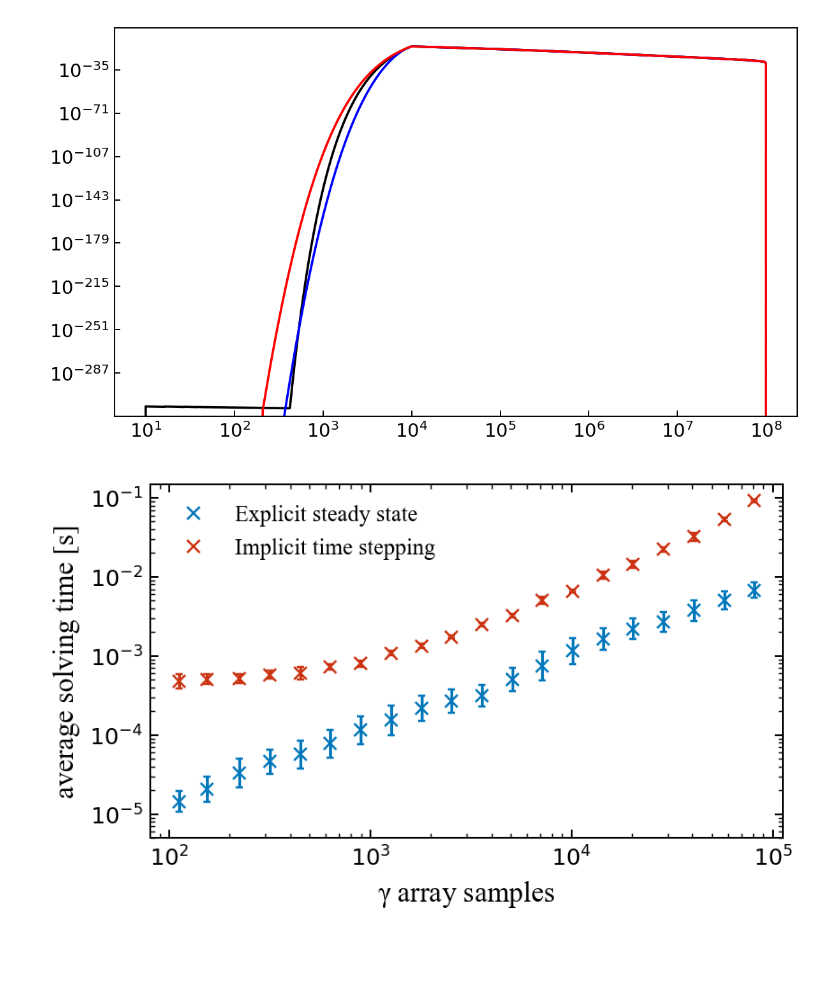
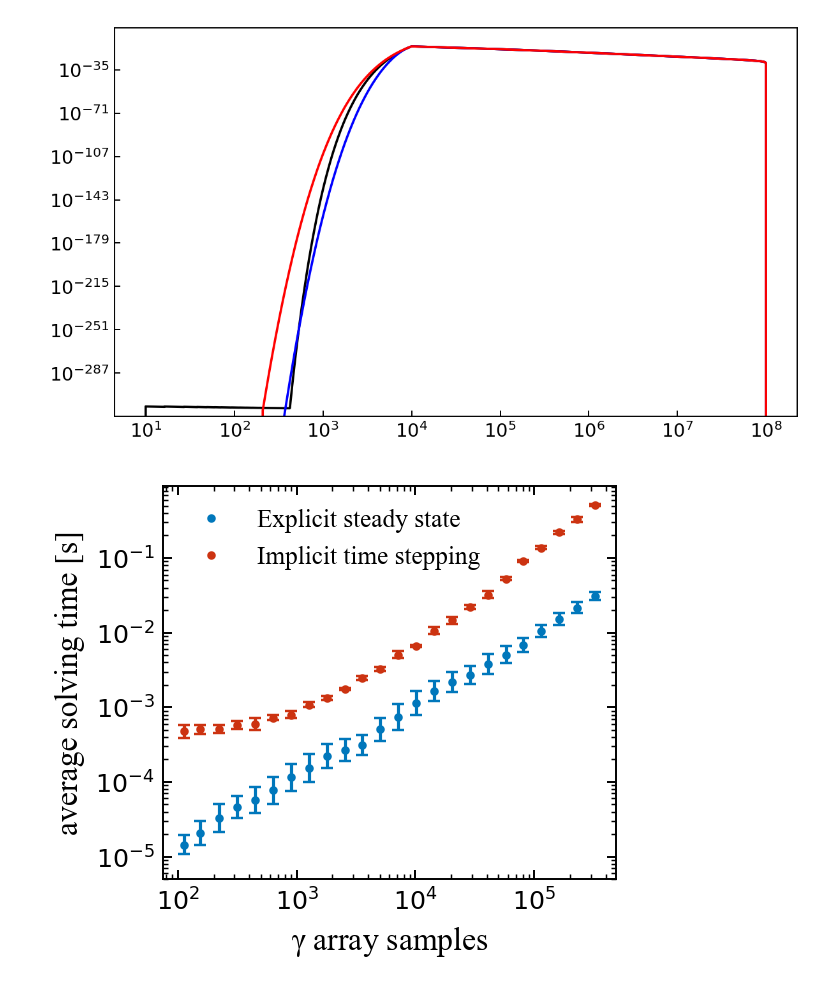
Before and after one commit to me623/Mphys_modelling, a Jupyter notebook: python_notebooks/final_plotting.ipynb, the cells around one changed output. Cells and saved outputs as stored; diff of their text form; code cells hidden in the pictures; blank space fills up the shorter version.

```diff
--- a/python_notebooks/final_plotting.ipynb
+++ b/python_notebooks/final_plotting.ipynb
@@ -605,14 +605,16 @@ plt.show()
 # %% [output]
 [figure]
 # %%
-spds = [int(2**(n/2)) for n in range(8, 28)]
+spds = [int(2**(n/2)) for n in range(8, 32)]
 files = [f"samples_per_dec_{spd}.csv" for spd in spds]
 steady_state_spd = []
 steady_state_time = []
-steady_state_std = []  # New list for standard deviations
+steady_state_std_log = []  # New list for standard deviations
+steady_state_std = []
 implicit_spd = []
 implicit_time = []
-implicit_std = []  # New list for standard deviations
+implicit_std_log = []  # New list for standard deviations
+implicit_std = []
 column = "solve_time"
 tests = 50
 path = r"C:\Users\morga\Masters Year\Modelling\Mphys_modelling\time_testing"
@@ -633,15 +635,17 @@ for mainfile, name in zip(files, spds):
     steady_state_time.append(np.mean(temp_values))
     implicit_time.append(np.mean(temp2_values))
 
-    steady_state_std.append(np.std(np.log10(temp_values)))
-    implicit_std.append(np.std(np.log10(temp2_values)))
+    steady_state_std_log.append(np.std(np.log10(temp_values)))
+    steady_state_std.append(np.std(temp_values))
+    implicit_std_log.append(np.std(np.log10(temp2_values)))
+    implicit_std.append(np.std(temp2_values))
 
 steady_state_spd = np.array(steady_state_spd)
 steady_state_time = np.array(steady_state_time)
-steady_state_std = np.array(steady_state_std)
+steady_state_std_log = np.array(steady_state_std_log)
 implicit_spd = np.array(implicit_spd)
 implicit_time = np.array(implicit_time)
-implicit_std = np.array(implicit_std)
+implicit_std_log = np.array(implicit_std_log)
 # %%
 import numpy as np
 import matplotlib.pyplot as plt
@@ -650,45 +654,50 @@ from matplotlib.font_manager import FontProperties
 # Define the fontsize variable
 fontsize = 13
 
-plt.figure(figsize=[5, 3])
+plt.figure(figsize=[3.5, 3])
 
 
 # Convert logarithmic errors to asymmetric errors in normal space
-steady_state_lower_err = steady_state_time - 10**(np.log10(steady_state_time) - steady_state_std)
-steady_state_upper_err = 10**(np.log10(steady_state_time) + steady_state_std) - steady_state_time
-implicit_lower_err = implicit_time - 10**(np.log10(implicit_time) - implicit_std)
-implicit_upper_err = 10**(np.log10(implicit_time) + implicit_std) - implicit_time
+steady_state_lower_err = steady_state_time - 10**(np.log10(steady_state_time) - steady_state_std_log)
+steady_state_upper_err = 10**(np.log10(steady_state_time) + steady_state_std_log) - steady_state_time
+implicit_lower_err = implicit_time - 10**(np.log10(implicit_time) - implicit_std_log)
+implicit_upper_err = 10**(np.log10(implicit_time) + implicit_std_log) - implicit_time
 
 # Plot data with asymmetric error bars
-plt.plot(steady_state_spd, steady_state_time, "x", label="Explicit steady state", c=vibrant[0])
-plt.errorbar(steady_state_spd, steady_state_time, yerr=[steady_state_lower_err, steady_state_upper_err], fmt='none', ecolor=vibrant[0], capsize=1.5, lw=1.3)
+plt.plot(steady_state_spd, steady_state_time, ".", ms=5,label="Explicit steady state",
+          c=vibrant[0])
+plt.errorbar(steady_state_spd, steady_state_time,
+             yerr=[steady_state_lower_err, steady_state_upper_err],
+             fmt='none', ecolor=vibrant[0], capsize=2.5, lw=1.3)
 
-plt.plot(implicit_spd, implicit_time, "x", label="Implicit time stepping", c=vibrant[4])
-plt.errorbar(implicit_spd, implicit_time, yerr=[implicit_lower_err, implicit_upper_err], fmt='none', ecolor=vibrant[4], capsize=1.5, lw=1.3)
+plt.plot(implicit_spd, implicit_time, ".", label="Implicit time stepping", ms=5, c=vibrant[4])
+plt.errorbar(implicit_spd, implicit_time,
+             yerr=[implicit_lower_err, implicit_upper_err],
+             fmt='none', ecolor=vibrant[4], capsize=2.5, lw=1.3)
 
 # Set labels with fontsize
 if column == "sim_time":
     plt.ylabel(f"Sim time (inc writing) [s]", fontsize=fontsize, fontdict={'family': 'Times New Roman'})
 else:
     plt.ylabel(f"average solving time [s]", fontsize=fontsize, fontdict={'family': 'Times New Roman'})
 
 plt.xlabel("$\mathrm{\gamma}$ array samples", fontsize=fontsize, fontdict={'family': 'Times New Roman'})
 
 # Customize ticks with fontsize
 plt.tick_params(axis='both', which='major', direction="in", labelsize=fontsize*0.8, top=True, right=True)
 plt.tick_params(axis='both', which='minor', direction="in", top=True, right=True)
 
 # Add legend with fontsize
 legend_font = FontProperties(family='Times New Roman', size=fontsize * 0.8)
 plt.legend(prop=legend_font, frameon=False)
 
 # Set plot scales and grid
 plt.yscale("log")
 plt.xscale("log")
 plt.ylim(5e-6,)
 plt.tight_layout()
 
 # Display the plot
 plt.show()
 # %% [output]
-[figure, old version]
+[figure, new version]
```
Also changed, not shown: parts of 4 cells of this notebook, 2 other files.
